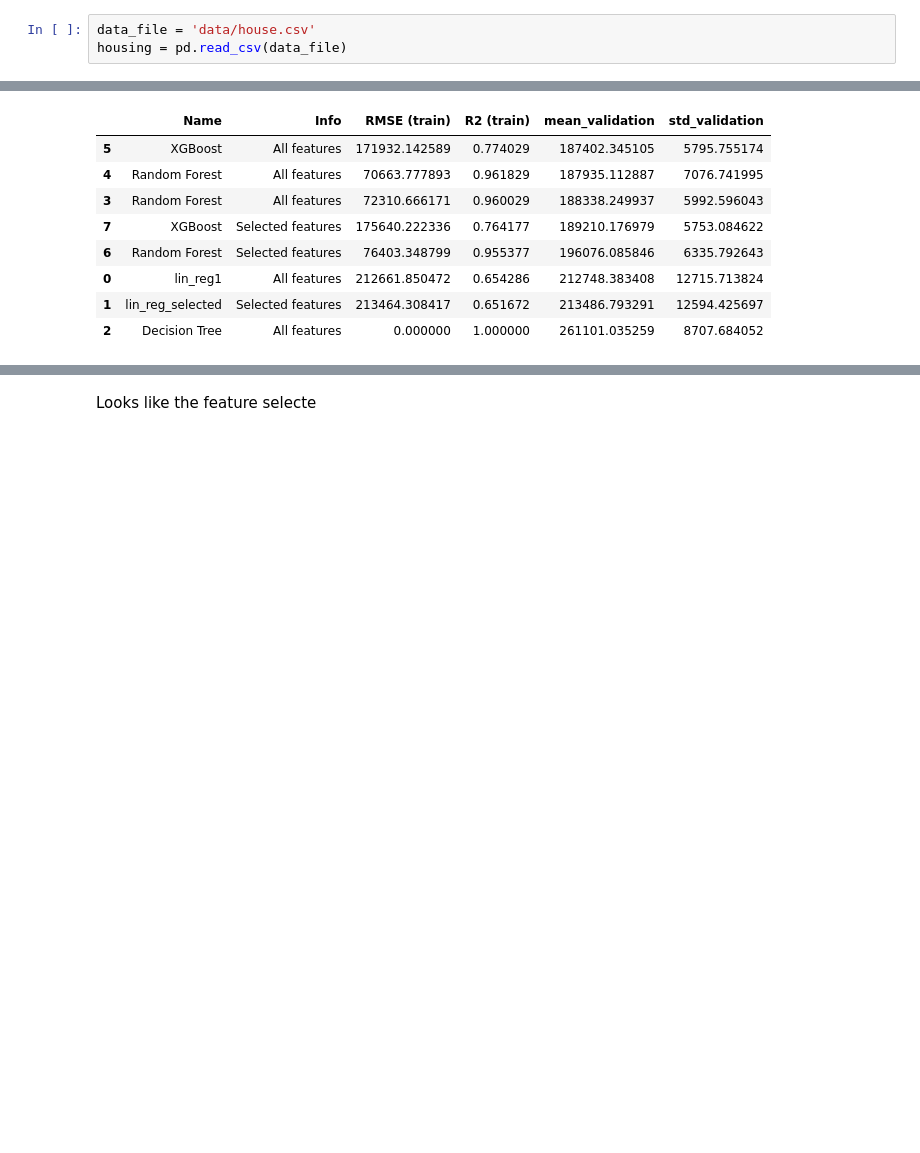
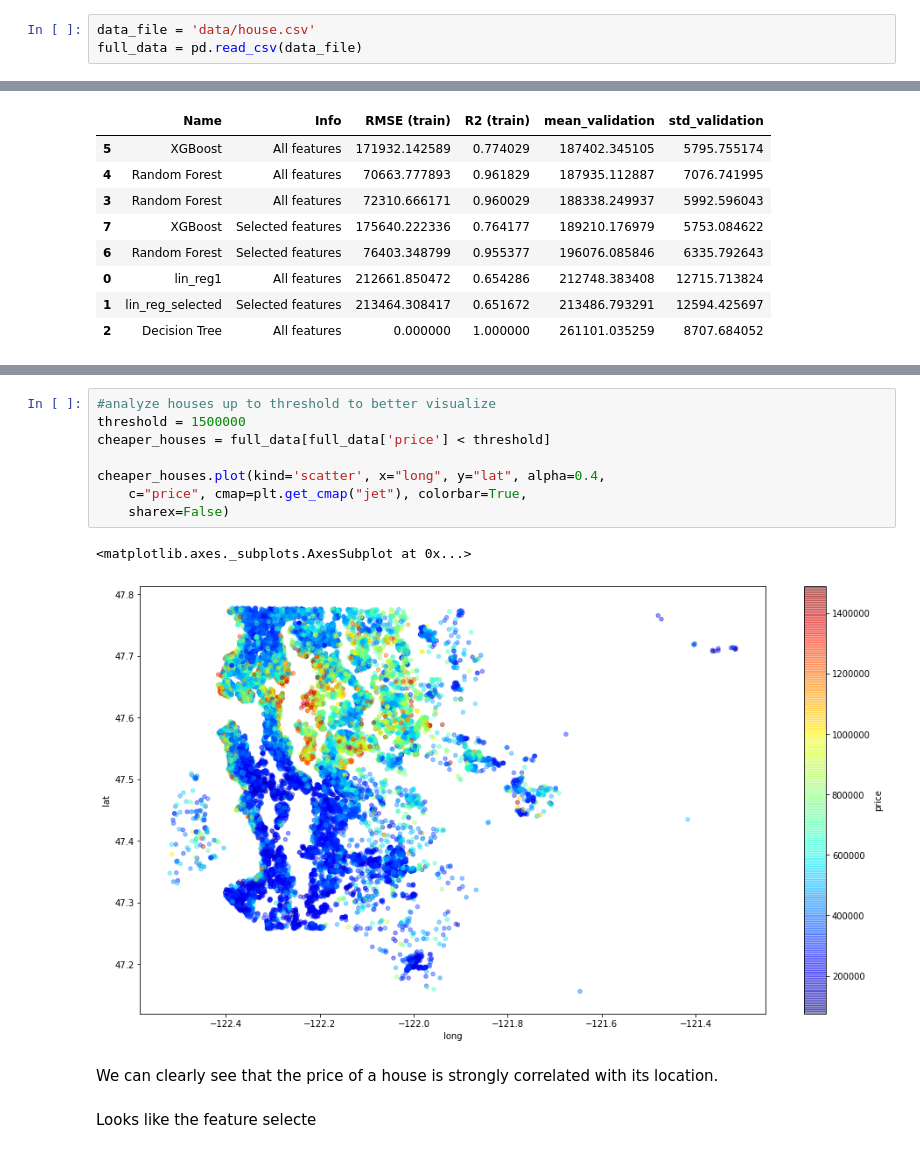
Before and after one commit to PabloOb/housing_seattle, a Jupyter notebook: analysis.ipynb, the cells around one changed output, grey strips where cells are left out. Saved outputs shown, nothing was run; the diff lists cells and outputs as text; blank space fills up the shorter version.

```diff
--- a/analysis.ipynb
+++ b/analysis.ipynb
@@ -25,7 +25,7 @@ plt.rcParams['figure.figsize'] = (16, 9)
 # Load data
 # %%
 data_file = 'data/house.csv'
-housing = pd.read_csv(data_file)
+full_data = pd.read_csv(data_file)
 # %% [markdown]
 According to the task, only some columns of the dataset are to be used
 # %%
@@ -503,3 +550,16 @@ def evaluate_model(model, X, y, name, info='', scoring='neg_mean_squared_error',
+# %%
+#analyze houses up to threshold to better visualize
+threshold = 1500000
+cheaper_houses = full_data[full_data['price'] < threshold]
+
+cheaper_houses.plot(kind='scatter', x="long", y="lat", alpha=0.4,
+    c="price", cmap=plt.get_cmap("jet"), colorbar=True,
+    sharex=False)
+# %% [output]
+<matplotlib.axes._subplots.AxesSubplot at 0x...>
+[figure, added]
+# %% [markdown]
+We can clearly see that the price of a house is strongly correlated with its location.
 # %% [markdown]
 Looks like the feature selecte
 # %%
```
Also changed, not shown: parts of 23 cells of this notebook.
